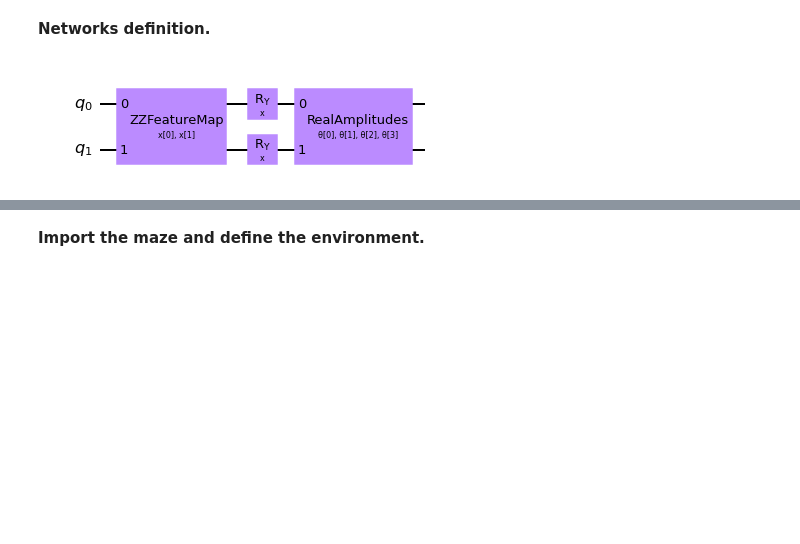
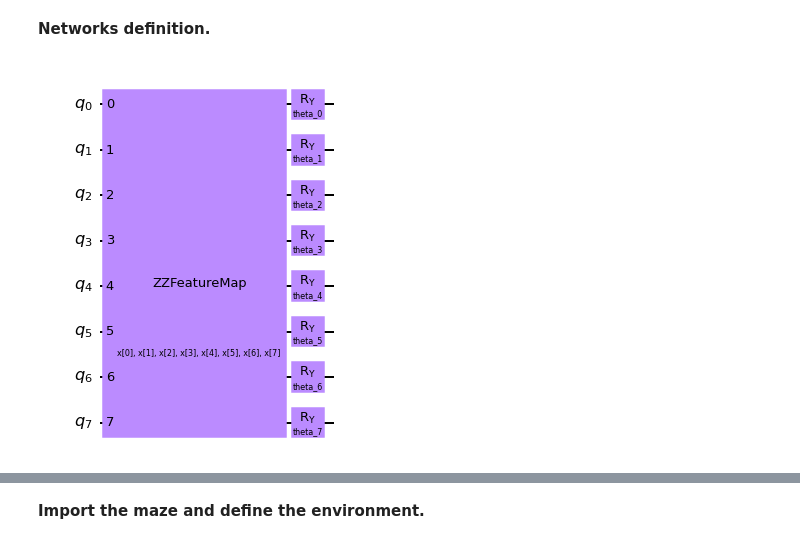
Before and after one commit to MarkCodering/Quantum-Maze-DQN, a Jupyter notebook: quantumDNN.ipynb, the cells around one changed output, grey strips where cells are left out. Drawn from its saved outputs; the diff is of its cells as text; code cells hidden in the pictures; blank space fills up the shorter version.

```diff
--- a/quantumDNN.ipynb
+++ b/quantumDNN.ipynb
@@ -68,17 +60,22 @@ algorithm_globals.random_seed = 42
-# %%
-param_x = Parameter("x")
-feature_map = ZZFeatureMap(2)
-feature_map.ry(param_x, 0)
-feature_map.ry(param_x, 1)
-ansatz = RealAmplitudes(2, reps=1)
-qc = QuantumCircuit(2)
-qc.compose(feature_map, inplace=True)
-qc.compose(ansatz, inplace=True)
-
-# Draw the circuit
-qc.draw(output='mpl')
-# %% [output]
-[figure, removed]
+# %%
+parmas = [Parameter('theta_0'), Parameter('theta_1'), Parameter('theta_2'), Parameter('theta_3'), Parameter('theta_4'), Parameter('theta_5'), Parameter('theta_6'), Parameter('theta_7')]
+num_qubits = 8
+qc = QuantumCircuit(num_qubits)
+feature_map = ZZFeatureMap(num_qubits)
+qc.compose(feature_map, inplace=True)
+qc.ry(parmas[0], 0)
+qc.ry(parmas[1], 1)
+qc.ry(parmas[2], 2)
+qc.ry(parmas[3], 3)
+qc.ry(parmas[4], 4)
+qc.ry(parmas[5], 5)
+qc.ry(parmas[6], 6)
+qc.ry(parmas[7], 7)
+#qc.compose(amplitudes, inplace=True)
+
+qc.draw("mpl")
+# %% [output]
+[figure, added]
 # %%
 # REMEMBER TO SET input_gradients=True FOR ENABLING HYBRID GRADIENT BACKPROP
 qnn = EstimatorQNN(
```
Also changed, not shown: parts of 13 cells of this notebook, 29 other files.
